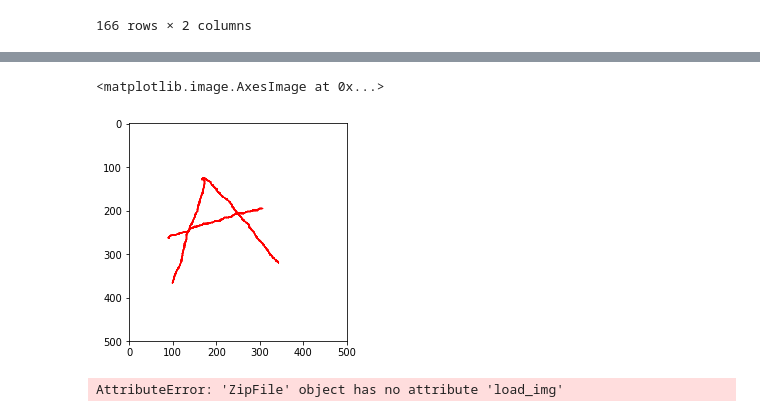
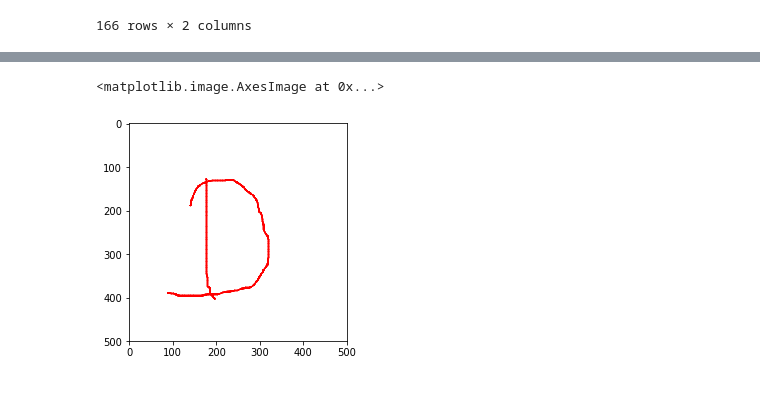
Before and after one commit to shitalajagekar/DataScience, a Jupyter notebook: Project Machine Learning Code.ipynb, the cells around one changed output, grey strips where cells are left out. Drawn from its saved outputs; the diff is of its cells as text; code cells hidden in the pictures.

```diff
--- a/Project Machine Learning Code.ipynb
+++ b/Project Machine Learning Code.ipynb
@@ -106,13 +110,13 @@ os.listdir("images/images")
 # %%
 import matplotlib.pyplot as plt
 import matplotlib.image as mpimg
 
-img = mpimg.imread('images/images/a1.jpg')
+img = mpimg.imread('images/images/d1.jpg')
 
 plt.imshow(img, cmap='gray')
 # %% [output]
 <matplotlib.image.AxesImage at 0x...>
-[figure, old version]
+[figure, new version]
 # %%
 
 image_path = df["path"].tolist()
@@ -119,13 +125,11 @@ image_path = df["path"].tolist()
 # %%
 train_image = []
 for image_name in image_path:
-    img = image.load_img('images/images/'+image_name, target_size=(28,28,1), grayscale=True)
-    img = image.img_to_array(img)
+    img = tf_img.load_img('images/images/'+image_name, target_size=(28,28,1), grayscale=True)
+    img = tf_img.img_to_array(img)
     img = img/255 # Normalization
     train_image.append(img)
 X = np.array(train_image)
-# %% [output]
-AttributeError: 'ZipFile' object has no attribute 'load_img'
 # %%
 y = df['label'].values
 # %%
```
Also changed, not shown: parts of 17 cells of this notebook.
